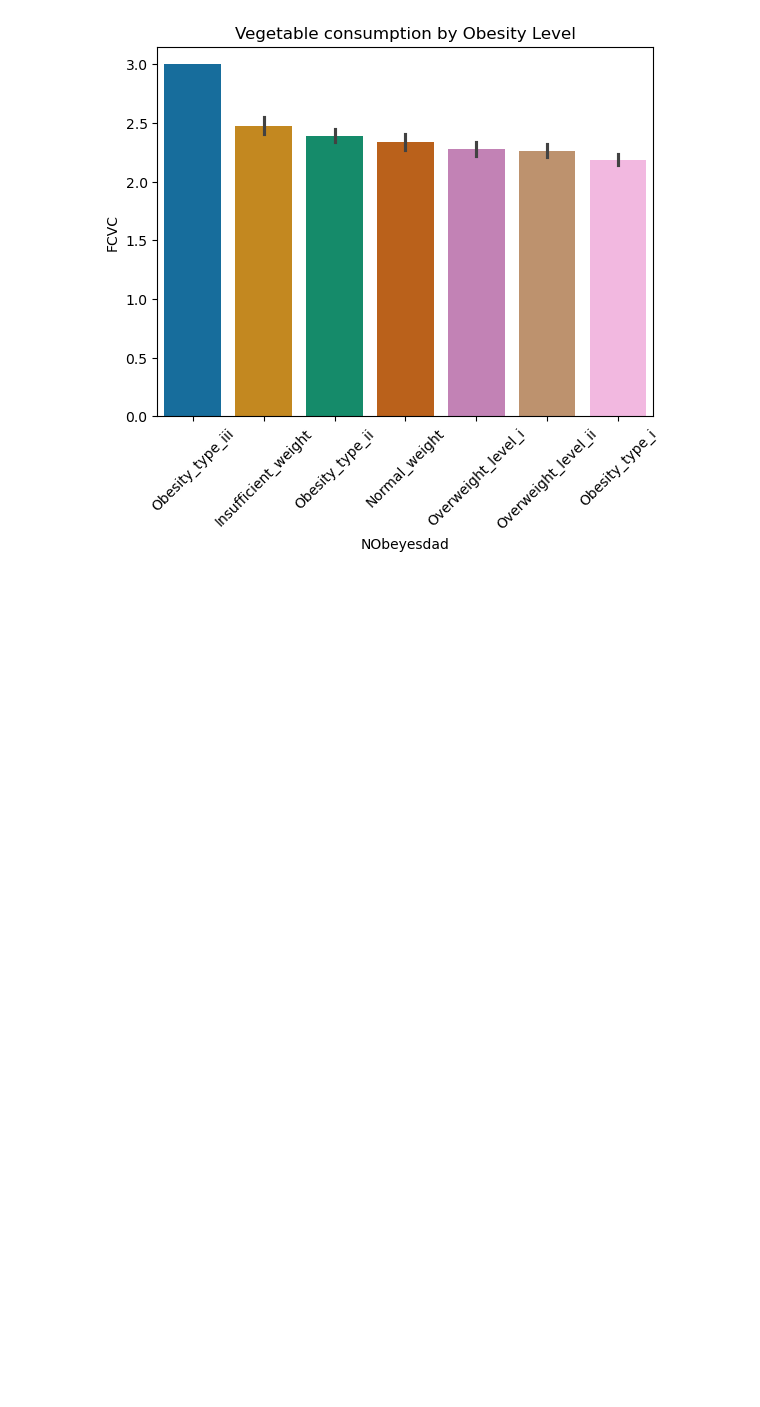
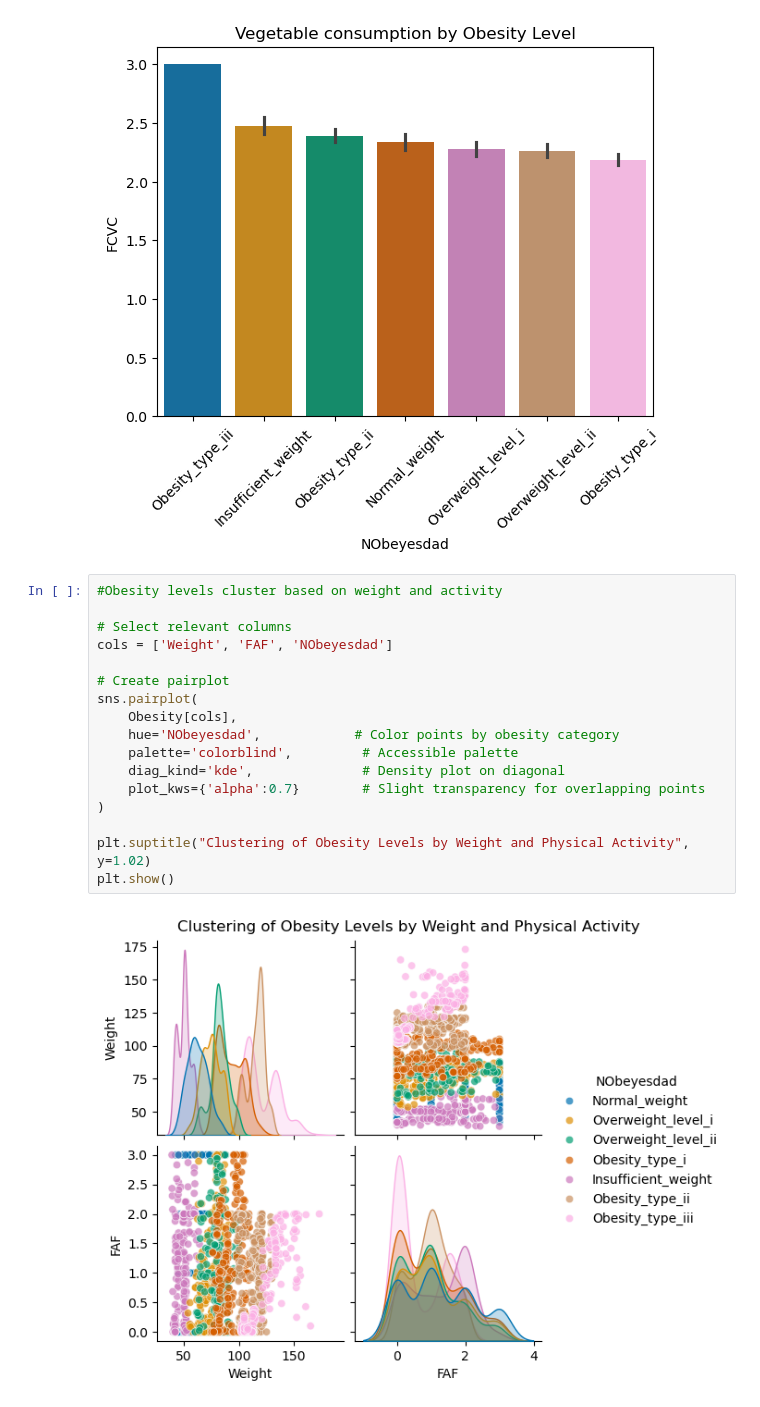
Before and after one commit to NnekaAsuzu/Obesity, a Jupyter notebook: src/RM2.ipynb, the cells around one changed output. Drawn from its saved outputs; the diff is of its cells as text; blank space fills up the shorter version.

Commit message:
Additional Data visualizations

```diff
--- a/src/RM2.ipynb
+++ b/src/RM2.ipynb
@@ -182,3 +182,22 @@ Passing `palette` without assigning `hue` is deprecated and will be removed in v
 
   sns.barplot(data=Obesity, x='NObeyesdad', y='FCVC', order=order, palette=sns.color_palette("colorblind"))
 [figure]
+# %%
+#Obesity levels cluster based on weight and activity
+
+# Select relevant columns
+cols = ['Weight', 'FAF', 'NObeyesdad']
+
+# Create pairplot
+sns.pairplot(
+    Obesity[cols],
+    hue='NObeyesdad',            # Color points by obesity category
+    palette='colorblind',         # Accessible palette
+    diag_kind='kde',              # Density plot on diagonal
+    plot_kws={'alpha':0.7}        # Slight transparency for overlapping points
+)
+
+plt.suptitle("Clustering of Obesity Levels by Weight and Physical Activity", y=1.02)
+plt.show()
+# %% [output]
+[figure, added]
```
